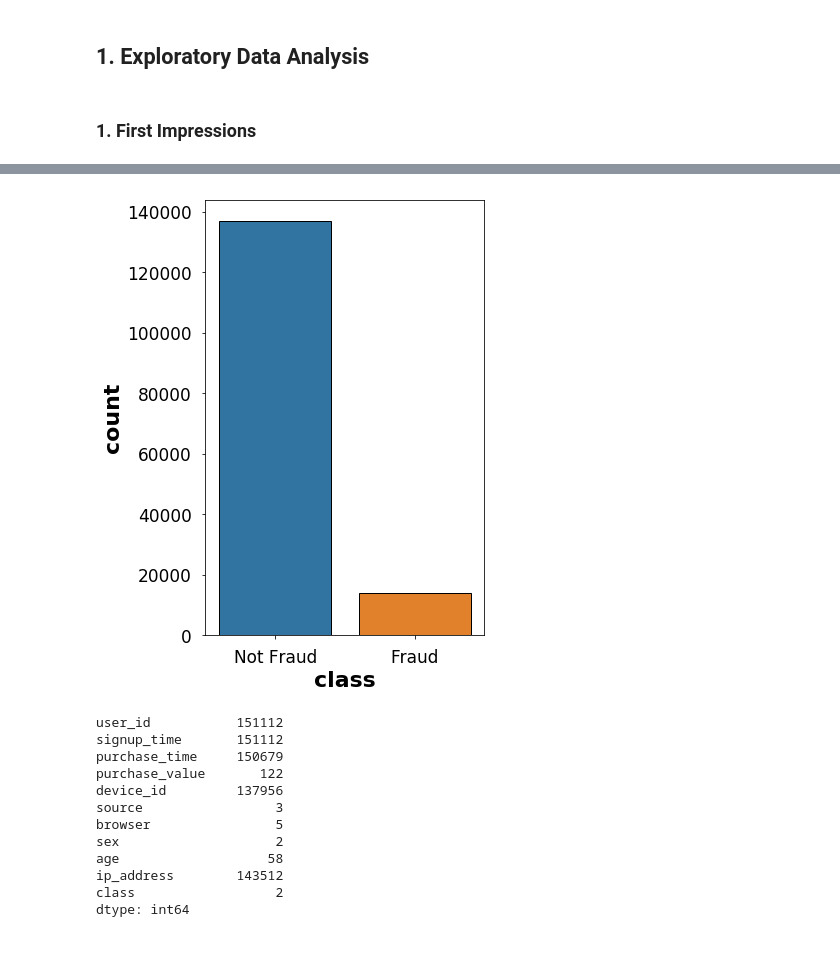
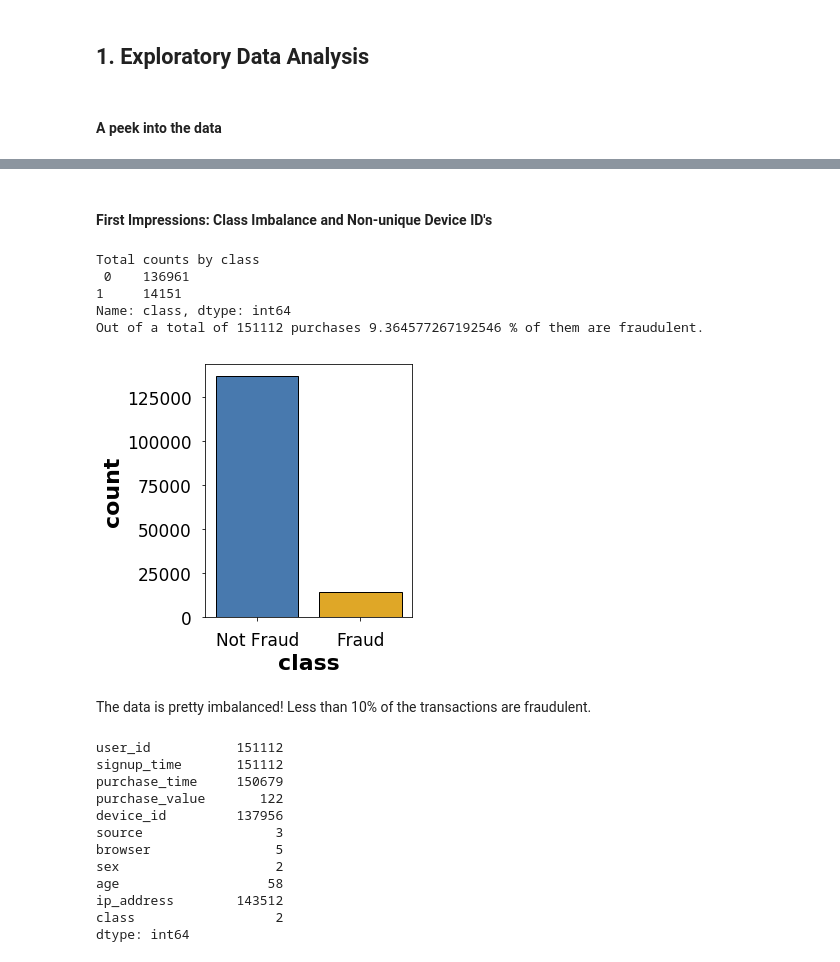
Before and after one commit to nityamd/E-Commerce-Fraud-Detection-Data-Challenge, a Jupyter notebook: notebooks/Data Preprocessing and Feature Engineering.ipynb, the cells around one changed output, grey strips where cells are left out. Cells and saved outputs as stored; diff of their text form; code cells hidden in the pictures.

```diff
--- a/notebooks/Data Preprocessing and Feature Engineering.ipynb
+++ b/notebooks/Data Preprocessing and Feature Engineering.ipynb
@@ -56,16 +59,20 @@ The cannonical fraud/anomaly detection problem is an imbalanced data problem and
 # %% [markdown]
 <h2>1. Exploratory Data Analysis <a name="EDA"></a></h2>
-# %% [markdown]
-<h3> 1. First Impressions </h3>
+# %% [markdown]
+<h4> A peek into the data </h4>
 # %%
 #Notebook preferences
 import warnings
 warnings.filterwarnings('ignore')
 from IPython.display import display, HTML
 
+
 import pandas as pd
 import numpy as np
+
+import matplotlib as mpl
 import matplotlib.pyplot as plt
+
 from matplotlib import rcParams
 import seaborn as sns
 import sklearn
@@ -86,6 +93,12 @@ rcParams['xtick.labelsize'] = 17
 rcParams['ytick.labelsize'] = 17
 rcParams['legend.fontsize'] = 15
 rcParams['figure.titlesize'] = 20
+
+
+#Seaborn Color Palette
+colors = ["windows blue", "amber", "greyish", "faded green", "dusty purple"]
+sns.set_palette(sns.xkcd_palette(colors))
+#default_palette = mpl.colors.ListedColormap(sns.color_palette("Set1", n_colors=8, desat=.5))
 # %%
 df = pd.read_csv("../../fraud/Fraud_Data.csv")
 print(len(df))
@@ -98,21 +111,30 @@ df.head()
 | 2 | 1359 | 2015-01-01 18:52:44 | 2015-01-01 18:52:45 | 15 | YSSKYOSJHPPLJ | SEO | Opera | M | 53 | ... |
 | 3 | 150084 | 2015-04-28 21:13:25 | 2015-05-04 13:54:50 | 44 | ATGTXKYKUDUQN | SEO | Safari | M | 41 | ... |
 | 4 | 221365 | 2015-07-21 07:09:52 | 2015-09-09 18:40:53 | 39 | NAUITBZFJKHWW | Ads | Safari | M | 45 | ... |
+# %% [markdown]
+<h4> First Impressions: Class Imbalance and Non-unique Device ID's </h4>
 # %%
-#lag-time, purchase-time, country_risk_score, multiple users per device;
-# Global variables for plotting.
-import matplotlib as mpl
+print('Total counts by class\n', df['class'].value_counts())
+print('Out of a total of', len(df), 'purchases',
+      len(df[df['class']==1])*100/len(df), '% of them are fraudulent.')
+
 mpl.rcParams.update({'font.size': 22, 'figure.figsize': (12,12)})
-#pink_palette = ['#FC4993', '#70D6FF']
 
-
-fig, ax = plt.subplots(figsize=(5,8))
+fig, ax = plt.subplots(figsize=(5,5))
 sns.countplot(df['class'], ax=ax, edgecolor='black')
 ax.set_xticklabels(['Not Fraud', 'Fraud'])
+plt.tight_layout()
 plt.savefig('class_imbalance.png')
 plt.show();
 # %% [output]
+Total counts by class
+ 0    136961
+1     14151
+Name: class, dtype: int64
+Out of a total of 151112 purchases 9.364577267192546 % of them are fraudulent.
-[figure, old version]
+[figure, new version]
+# %% [markdown]
+The data is pretty imbalanced! Less than 10% of the transactions are fraudulent.
 # %%
 df.nunique()
 # %% [output]
```
Also changed, not shown: parts of 28 cells of this notebook, 3 other files.
